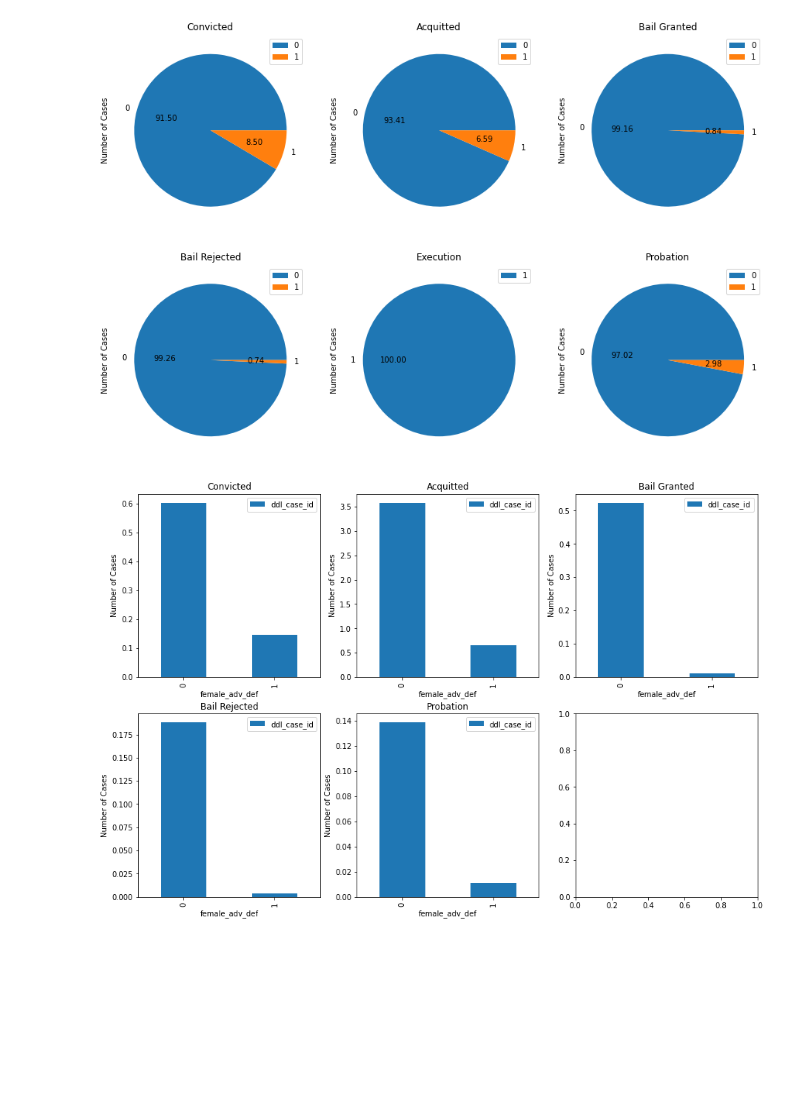
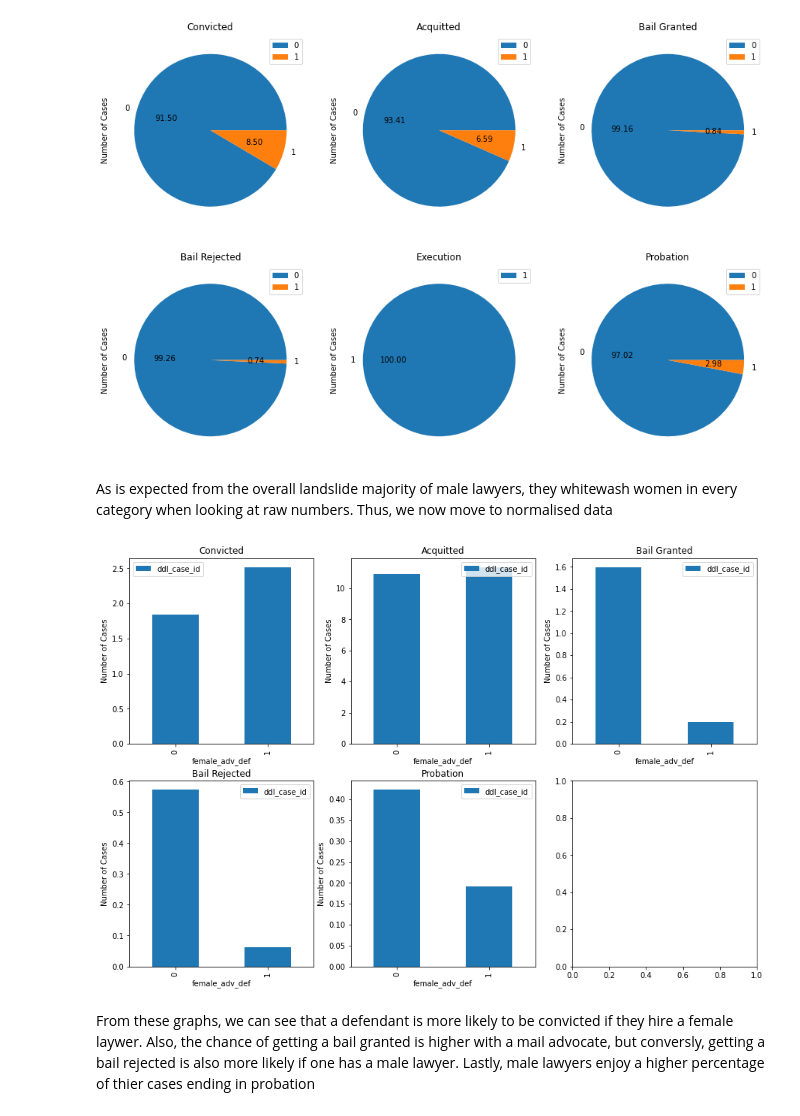
Before and after one commit to viciousAegis/precogTask, a Jupyter notebook: disposition-analysis.ipynb, the cells around one changed output. Saved outputs shown, nothing was run; the diff lists cells and outputs as text; code cells hidden in the pictures; blank space fills up the shorter version.

```diff
--- a/disposition-analysis.ipynb
+++ b/disposition-analysis.ipynb
@@ -159,3 +159,16 @@ Another insight we gain is that while male judges give out acquittals, once agai
 However, female judges do not deal with bail related orders. As the bottom two graphs show, male judges are more likey to both grant and reject a bail.
 # %% [markdown]
 # 2. Gender of Defendent
+# %%
+total_case_counts_2 = []
+fig, ax = plt.subplots(figsize=(5,5))
+
+case_temp = criminal_cases
+
+case = case_temp
+case_judges_df = case[["ddl_case_id","year","female_defendant"]]
+#     case_judges_df = pd.merge(case_judges_df, disp_keys[["year","disp_name","disp_name_s"]], left_on=["disp_name", "year"], right_on=["disp_name","year"])
+case_judges_df = case_judges_df[case_judges_df.female_defendant.isin(["0 male", "1 female"]) == True]
+df_to_draw = case_judges_df[["ddl_case_id","female_defendant"]].groupby(by="female_defendant").count()
+total_case_counts_2 = df_to_draw["ddl_case_id"].values
+df_to_draw.plot.pie(y = "ddl_case_id", ylabel="Number of Cases", title = disp_titles[i], ax=ax, autopct="%.2f")
@@ -193,8 +215,8 @@ for i, disp in enumerate(disp_key_codes):
 #     case_judges_df = pd.merge(case_judges_df, disp_keys[["year","disp_name","disp_name_s"]], left_on=["disp_name", "year"], right_on=["disp_name","year"])
     case_judges_df = case_judges_df[case_judges_df.female_defendant.isin(["0 male", "1 female"]) == True]
     df_to_draw = case_judges_df[["ddl_case_id","female_defendant"]].groupby(by="female_defendant").count()
-    df_to_draw["ddl_case_id"].iloc[0] = 100*df_to_draw["ddl_case_id"].iloc[0]/total_case_counts[0]
-    df_to_draw["ddl_case_id"].iloc[1] = 100*df_to_draw["ddl_case_id"].iloc[1]/total_case_counts[1]
+    df_to_draw["ddl_case_id"].iloc[0] = 100*df_to_draw["ddl_case_id"].iloc[0]/total_case_counts_2[0]
+    df_to_draw["ddl_case_id"].iloc[1] = 100*df_to_draw["ddl_case_id"].iloc[1]/total_case_counts_2[1]
     df_to_draw.plot.bar(y = "ddl_case_id", ylabel="Number of Cases", title = disp_titles[i], ax=ax[c1][c2])
     if(i % 3 == 2):
         c1+=1
@@ -206,2 +230,15 @@ for i, disp in enumerate(disp_key_codes):
 # %% [markdown]
 # 3. Gender of Advocate
+# %%
+total_case_counts_3 = []
+fig, ax = plt.subplots(figsize=(15,10))
+
+case_temp = criminal_cases
+
+case = case_temp
+case_judges_df = case[["ddl_case_id","year","female_adv_def"]]
+#     case_judges_df = pd.merge(case_judges_df, disp_keys[["year","disp_name","disp_name_s"]], left_on=["disp_name", "year"], right_on=["disp_name","year"])
+case_judges_df = case_judges_df[case_judges_df.female_adv_def.isin([0, 1]) == True]
+df_to_draw = case_judges_df[["ddl_case_id","female_adv_def"]].groupby(by="female_adv_def").count()
+total_case_counts_3 =df_to_draw["ddl_case_id"].values
+df_to_draw.plot.pie(y = "ddl_case_id", ylabel="Number of Cases", title = disp_titles[i], ax=ax, autopct="%.2f")
@@ -226,28 +268,33 @@ for i, disp in enumerate(disp_key_codes):
         c2+=1
 # %% [output]
 [figure]
+# %% [markdown]
+As is expected from the overall landslide majority of male lawyers, they whitewash women in every category when looking at raw numbers. Thus, we now move to normalised data
 # %%
 fig, ax = plt.subplots(2,3, figsize=(15,10))
 
 case_temp = criminal_cases
 
 c1 = 0
 c2 = 0
 for i, disp in enumerate(disp_key_codes):
     if(i == 4): continue
     case = case_temp[case_temp.disp_name == disp]
     case_judges_df = case[["ddl_case_id","year","female_adv_def"]]
 #     case_judges_df = pd.merge(case_judges_df, disp_keys[["year","disp_name","disp_name_s"]], left_on=["disp_name", "year"], right_on=["disp_name","year"])
     case_judges_df = case_judges_df[case_judges_df.female_adv_def.isin([0, 1]) == True]
     df_to_draw = case_judges_df[["ddl_case_id","female_adv_def"]].groupby(by="female_adv_def").count()
-    df_to_draw["ddl_case_id"].iloc[0] = 100*df_to_draw["ddl_case_id"].iloc[0]/total_case_counts[0]
+    df_to_draw["ddl_case_id"].iloc[0] = 100*df_to_draw["ddl_case_id"].iloc[0]/total_case_counts_3[0]
     if(df_to_draw["ddl_case_id"].iloc[1] != None):
-        df_to_draw["ddl_case_id"].iloc[1] = 100*df_to_draw["ddl_case_id"].iloc[1]/total_case_counts[1]
+        df_to_draw["ddl_case_id"].iloc[1] = 100*df_to_draw["ddl_case_id"].iloc[1]/total_case_counts_3[1]
     df_to_draw.plot.bar(y = "ddl_case_id", ylabel="Number of Cases", title = disp_titles[i], ax=ax[c1][c2])
     if(i % 3 == 2):
         c1+=1
         c2=0
     else:
         c2+=1
 # %% [output]
-[figure, old version]
+[figure, new version]
+# %% [markdown]
+From these graphs, we can see that a defendant is more likely to be convicted if they hire a female laywer. Also, the chance of getting a bail granted is higher with a mail advocate, but conversly, getting a bail rejected is also more likely if one has a male lawyer.
+Lastly, male lawyers enjoy a higher percentage of thier cases ending in probation
```
Also changed, not shown: parts of 8 cells of this notebook.
